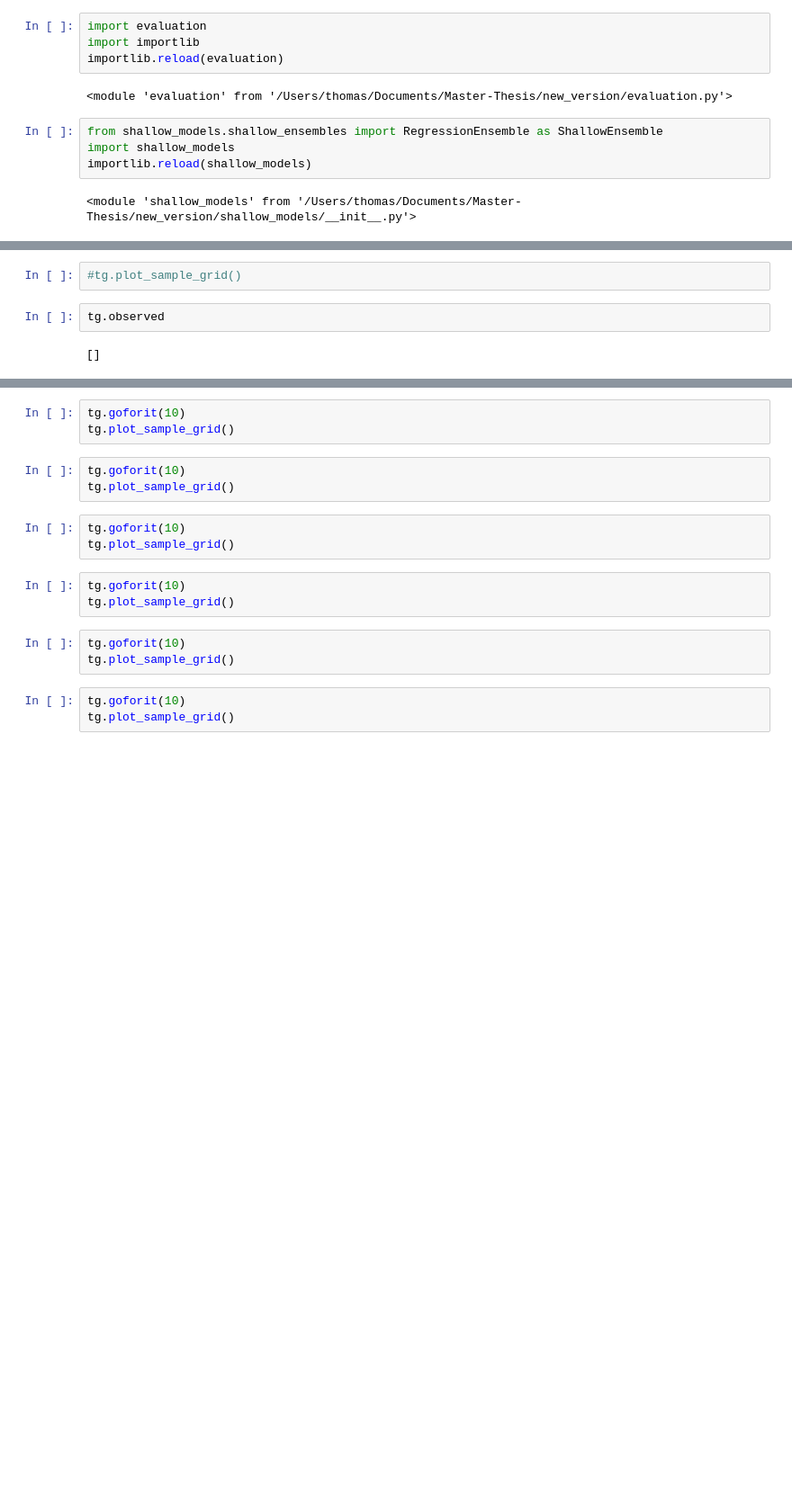
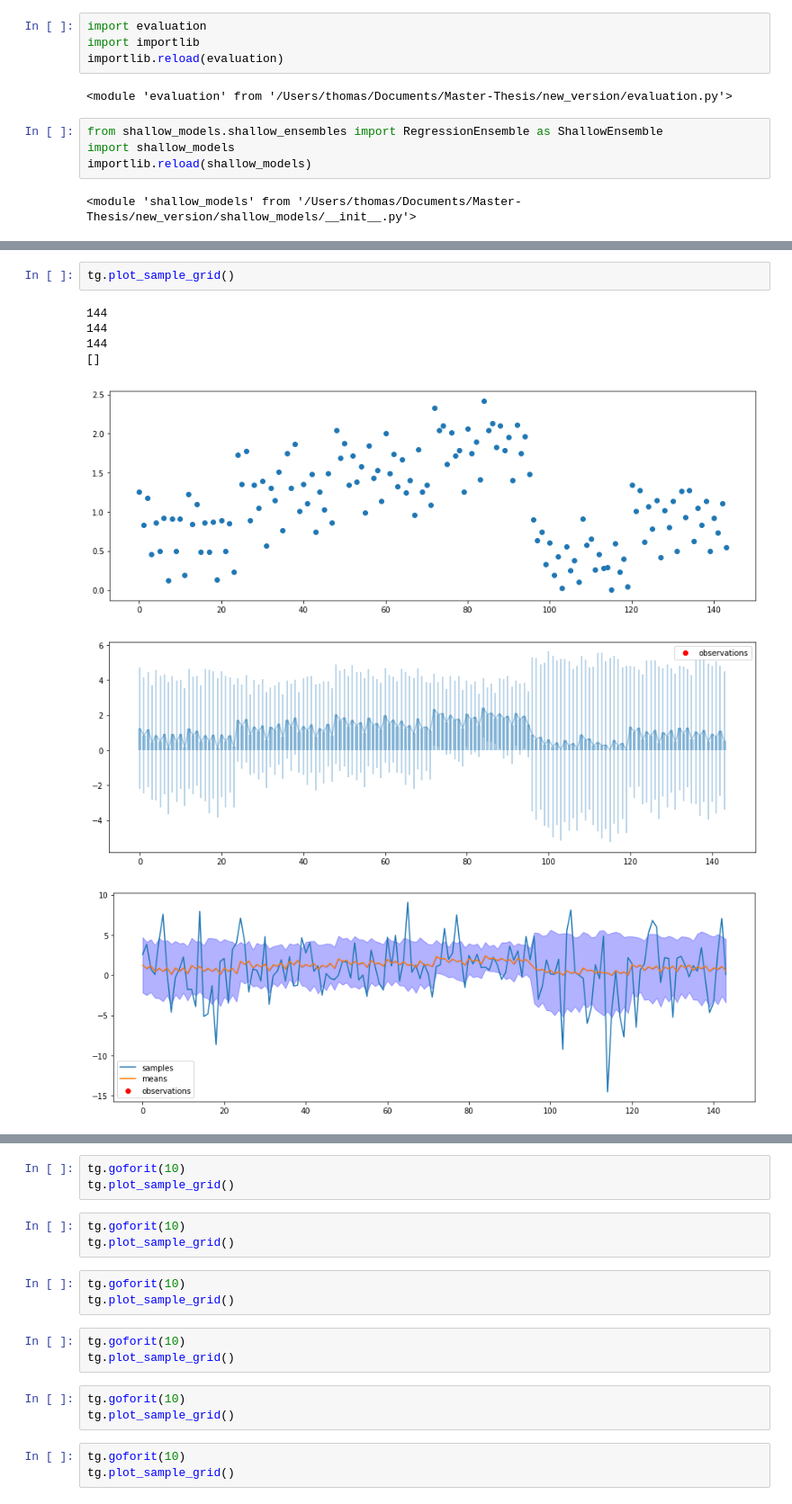
Before and after one commit to wooohoooo/Master-Thesis, a Jupyter notebook: new_version/Thompson_Gridsearch.ipynb, the cells around one changed output, grey strips where cells are left out. Shown at 90% size. Cells and saved outputs as stored; diff of their text form; blank space fills up the shorter version.

```diff
--- a/new_version/Thompson_Gridsearch.ipynb
+++ b/new_version/Thompson_Gridsearch.ipynb
@@ -52,6 +70,10 @@ initialising Network <class 'networks.DropoutNetwork'>
-# %%
-#tg.plot_sample_grid()
 # %%
-tg.observed
+tg.plot_sample_grid()
 # %% [output]
+144
+144
+144
 []
+[figure, added]
+[figure, added]
+[figure, added]
```
Also changed, not shown: parts of 13 cells of this notebook, 3 other files.
